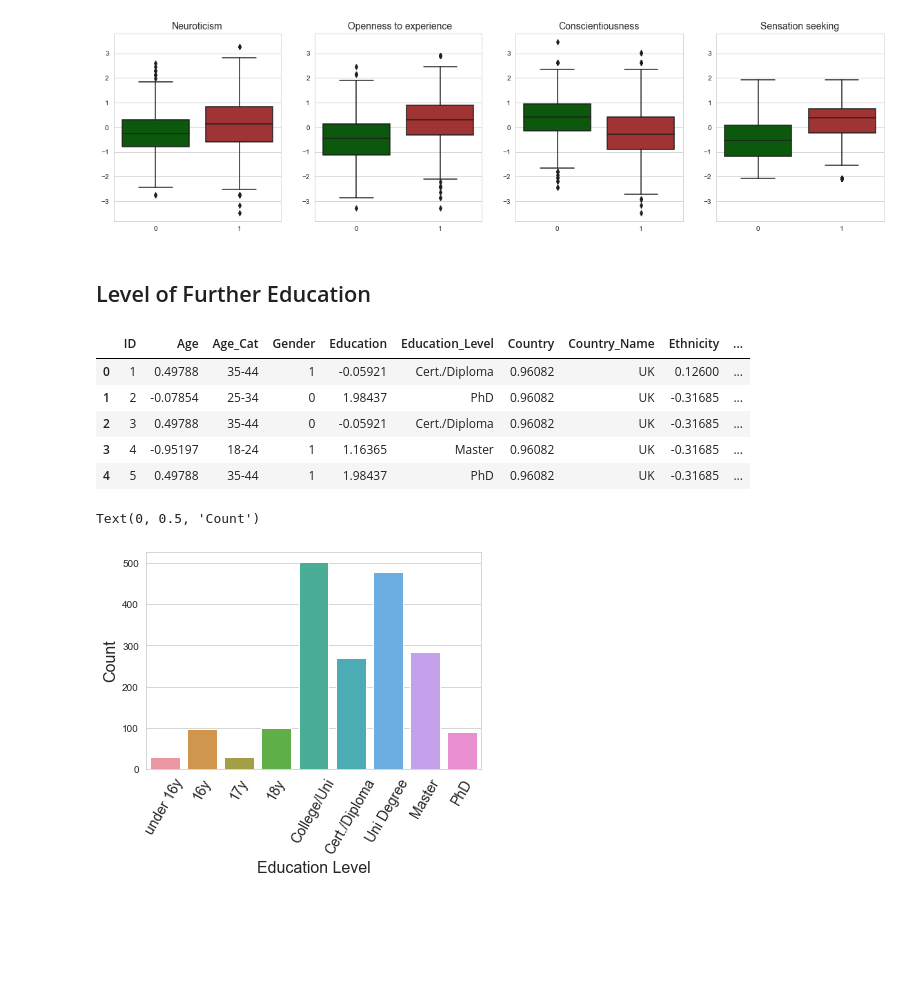
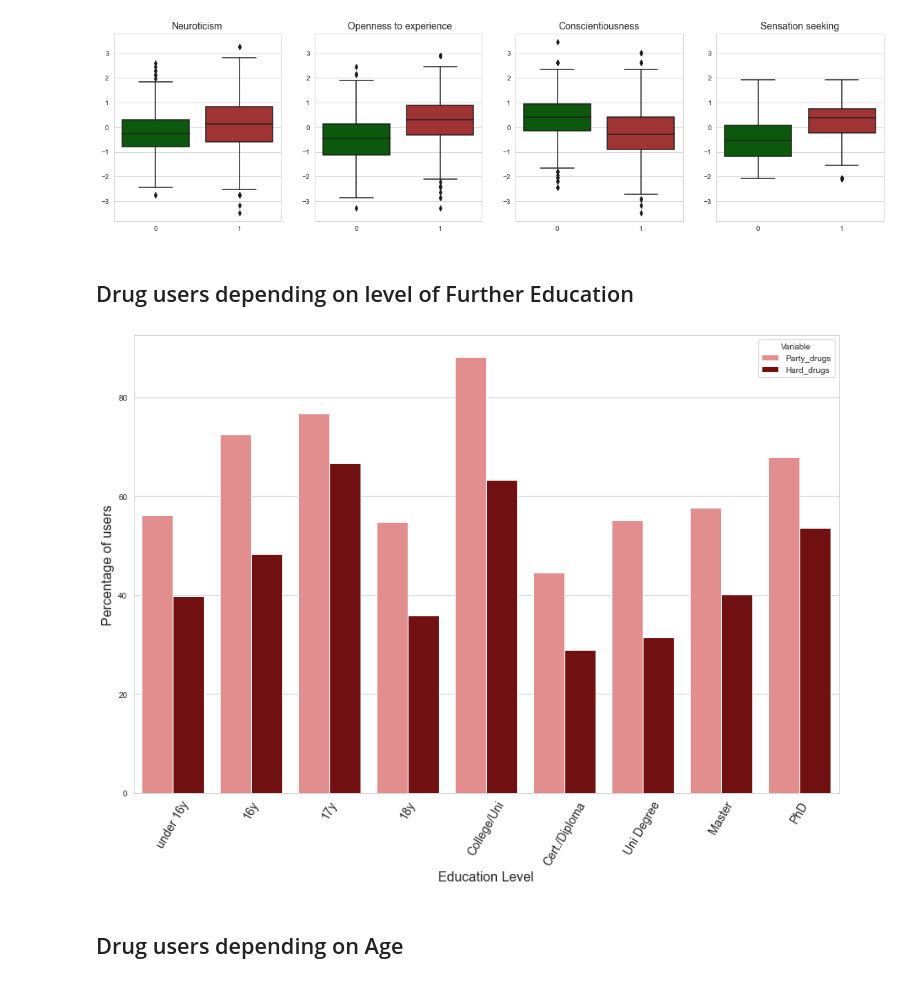
Before and after one commit to SebastianRoetten/Personality_vs_drug_use, a Jupyter notebook: EDA_Laura.ipynb, the cells around one changed output. Drawn from its saved outputs; the diff is of its cells as text; code cells hidden in the pictures; blank space fills up the shorter version.

Commit message:
Education and Age figures added

```diff
--- a/EDA_Laura.ipynb
+++ b/EDA_Laura.ipynb
@@ -611,27 +611,36 @@ SS.set(ylim=(-3.8, 3.8))
 [(-3.8, 3.8)]
 [figure]
 # %% [markdown]
-## Level of Further Education
+## Drug users depending on level of Further Education
-# %%
-df2.head()
-# %% [output]
-|  | ID | Age | Age_Cat | Gender | Education | Education_Level | Country | Country_Name | Ethnicity | ... |
-| 0 | 1 | 0.49788 | 35-44 | 1 | -0.05921 | Cert./Diploma | 0.96082 | UK | 0.12600 | ... |
-| 1 | 2 | -0.07854 | 25-34 | 0 | 1.98437 | PhD | 0.96082 | UK | -0.31685 | ... |
-| 2 | 3 | 0.49788 | 35-44 | 0 | -0.05921 | Cert./Diploma | 0.96082 | UK | -0.31685 | ... |
-| 3 | 4 | -0.95197 | 18-24 | 1 | 1.16365 | Master | 0.96082 | UK | -0.31685 | ... |
-| 4 | 5 | 0.49788 | 35-44 | 1 | 1.98437 | PhD | 0.96082 | UK | -0.31685 | ... |
+# %%
+df3 = df2[["Education_Level", "Group2_drugs", "Group3_drugs"]].copy()
+crosstab_2 = pd.crosstab(df3["Education_Level"],[df3["Group2_drugs"]])
+crosstab_3 = pd.crosstab(df3["Education_Level"],[df3["Group3_drugs"]])
+edu_crosstab = pd.merge(crosstab_2, crosstab_3, on=["Education_Level"], suffixes=["group2", "group3"])
+
+#Make users to percenatges of total amount of people in that level of education category
+edu_crosstab["1group2"]= edu_crosstab["1group2"].div(edu_crosstab["1group2"]+edu_crosstab["0group2"]).multiply(100)
+edu_crosstab["1group3"]= edu_crosstab["1group3"].div(edu_crosstab["1group3"]+edu_crosstab["0group3"]).multiply(100)
+
+edu_crosstab.drop(["0group2", "0group3"], axis=1, inplace=True)
+edu_crosstab.reset_index(level=0, inplace=True)
+
+edu_crosstab.rename(columns={"1group2": "Party_drugs", "1group3": "Hard_drugs"}, inplace=True)
+# %%
+tidy_edu = edu_crosstab.melt(id_vars='Education_Level').rename(columns=str.title)
+# %%
+custom_palette_2_3 = ["lightcoral", "maroon"]
 # %%
-
-#sns.set_palette(custom_palette_gender)
-
 edu_order = ["under 16y", "16y", "17y", '18y', 'College/Uni', 'Cert./Diploma', 'Uni Degree', 'Master', 'PhD']
 
-drug_hue = ("Group1_drugs", "Group2_drugs", "Group3_drugs")
-g = sns.countplot(data=df2, x="Education_Level", order = edu_order)
+fig, ax1 = plt.subplots(figsize=(15, 10))
+sns.set_palette(custom_palette_2_3)
+
+g = sns.barplot(x='Education_Level', y="Value", hue='Variable', data=tidy_edu);
 g.set_xticklabels(edu_order, rotation=60, size = 14)
 g.set_xlabel("Education Level",size=16)
-g.set_ylabel("Count",size=16)
+g.set_ylabel("Percentage of users",size=16);
 # %% [output]
-Text(0, 0.5, 'Count')
-[figure, old version]
+[figure, new version]
+# %% [markdown]
+## Drug users depending on Age
```
Also changed, not shown: parts of 3 cells of this notebook.
